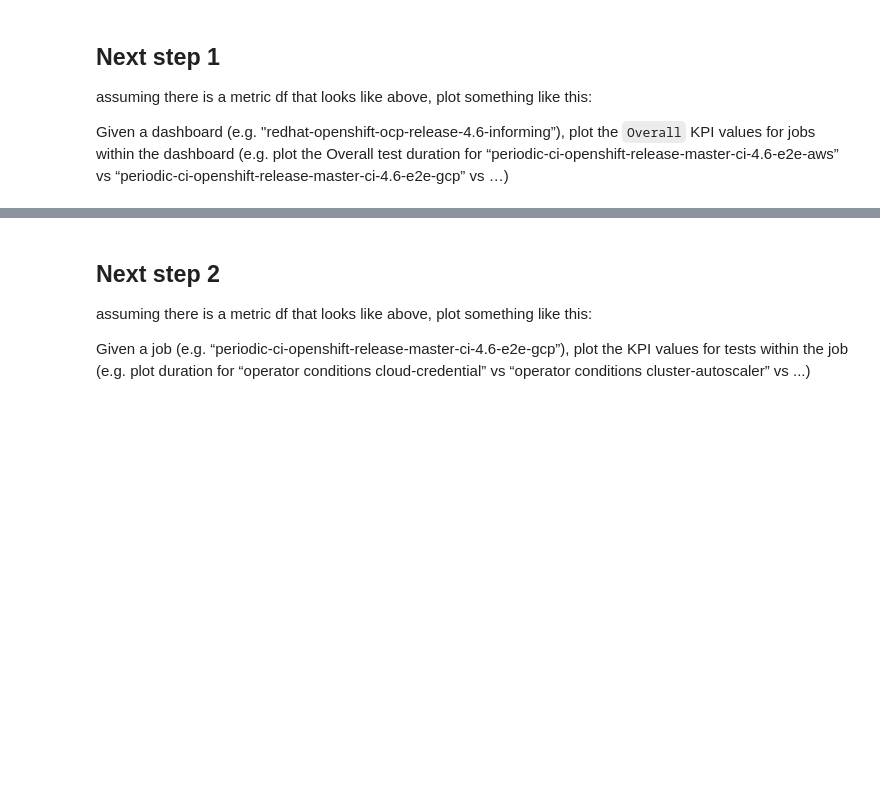
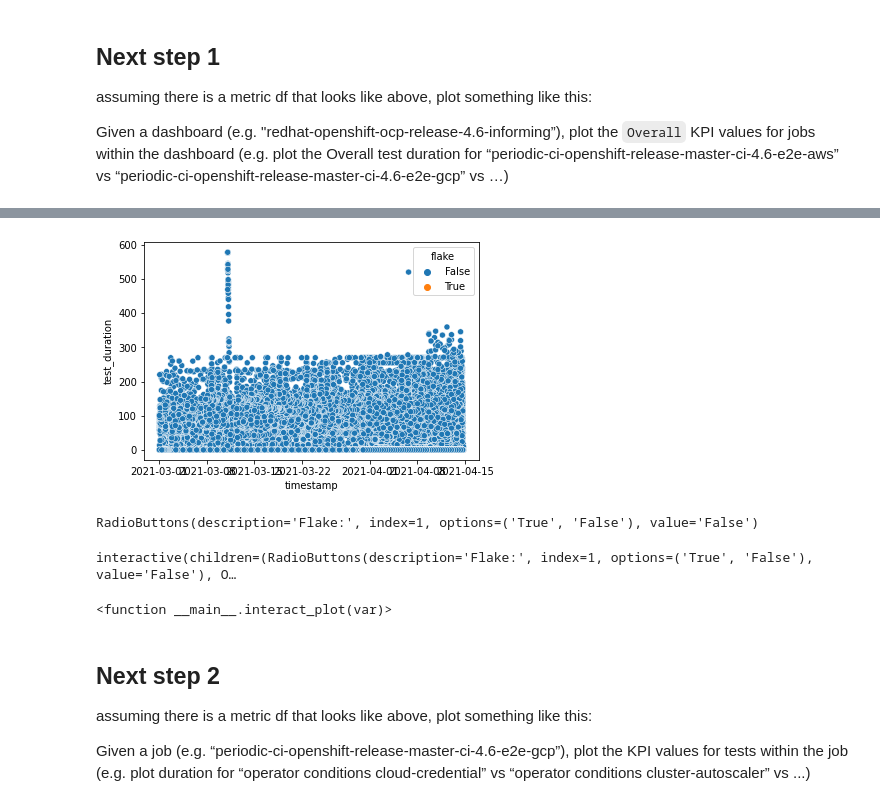
Before and after one commit to isabelizimm/ocp-ci-analysis, a Jupyter notebook: notebooks/data-sources/TestGrid/metrics/metrics_visualization.ipynb, the cells around one changed output, grey strips where cells are left out. Drawn from its saved outputs; the diff is of its cells as text; code cells hidden in the pictures; blank space fills up the shorter version.

Commit message:
add step 1 WIP for metrics_visualization

```diff
--- a/notebooks/data-sources/TestGrid/metrics/metrics_visualization.ipynb
+++ b/notebooks/data-sources/TestGrid/metrics/metrics_visualization.ipynb
@@ -151,3 +123,11 @@ metric[["timestamp", "tab", "grid", "test"] + [kpis_widget.value[1]]].head()
 assuming there is a metric df that looks like above, plot something like this:
 
 Given a dashboard (e.g. "redhat-openshift-ocp-release-4.6-informing”), plot the `Overall` KPI values for jobs within the dashboard (e.g. plot the Overall test duration for “periodic-ci-openshift-release-master-ci-4.6-e2e-aws” vs “periodic-ci-openshift-release-master-ci-4.6-e2e-gcp” vs …)
+# %%
+METRIC_NAME = "number_of_flakes"
+metric_path = f"metrics/{METRIC_NAME}"
+metric = cc.read_from_ceph(metric_path, "number_of_flakes-2021-4-14.parquet")
+# %%
+overall_metric = metric[metric['test'] == "Overall"]
+overall_metric = metric[metric['timestamp'] >= "2021-03-01 00:00:00"]
+overall_metric.head()
@@ -154,3 +141,35 @@ Given a dashboard (e.g. "redhat-openshift-ocp-release-4.6-informing”), plot th
+# %%
+sns.scatterplot(x="timestamp", y="test_duration", \
+            hue="flake", data=overall_metric)
+plt.show()
+# %% [output]
+[figure, added]
+# %%
+flake_button = widgets.RadioButtons(
+    options=['True', 'False'],
+    value='False', # Defaults to 'pineapple'
+    description='Flake:',
+    disabled=False
+)
+display(flake_button)
+# %% [output]
+RadioButtons(description='Flake:', index=1, options=('True', 'False'), value='False')
+# %%
+def interact_plot(var):
+    sns.scatterplot(x="timestamp", y="test_duration", \
+            hue=var, data=overall_metric)
+    plt.show()
+
+widgets.interact(interact_plot, \
+                 var = widgets.RadioButtons(\
+                                      options=['True', 'False'], \
+                                      value='False', \
+                                      description='Flake:',\
+                                      disabled=False)
+                )
+# %% [output]
+interactive(children=(RadioButtons(description='Flake:', index=1, options=('True', 'False'), value='False'), O…
+<function __main__.interact_plot(var)>
 # %% [markdown]
 ## Next step 2
 
```
Also changed, not shown: parts of 10 cells of this notebook.
